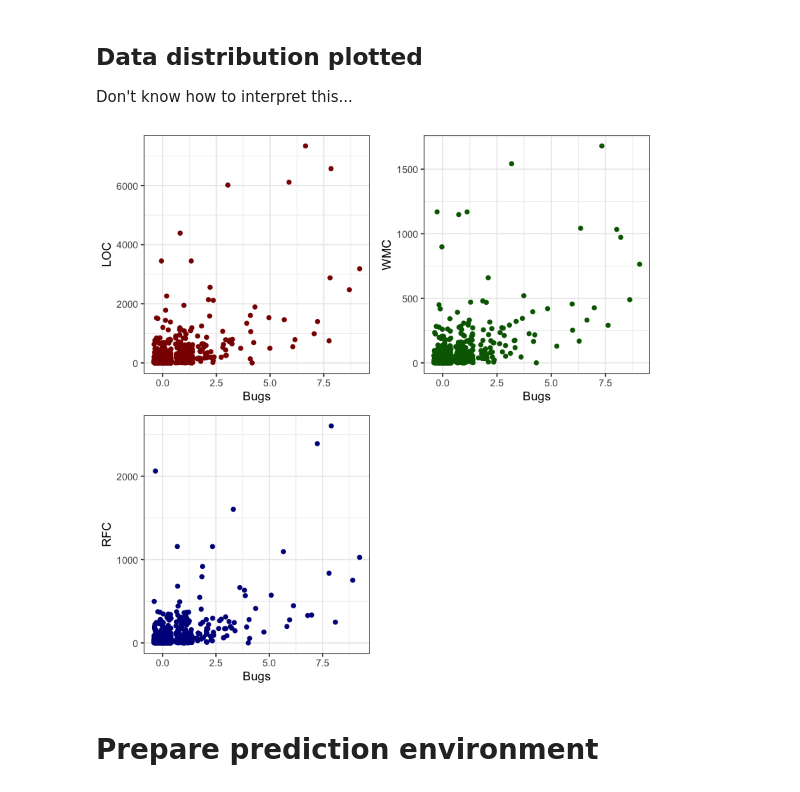
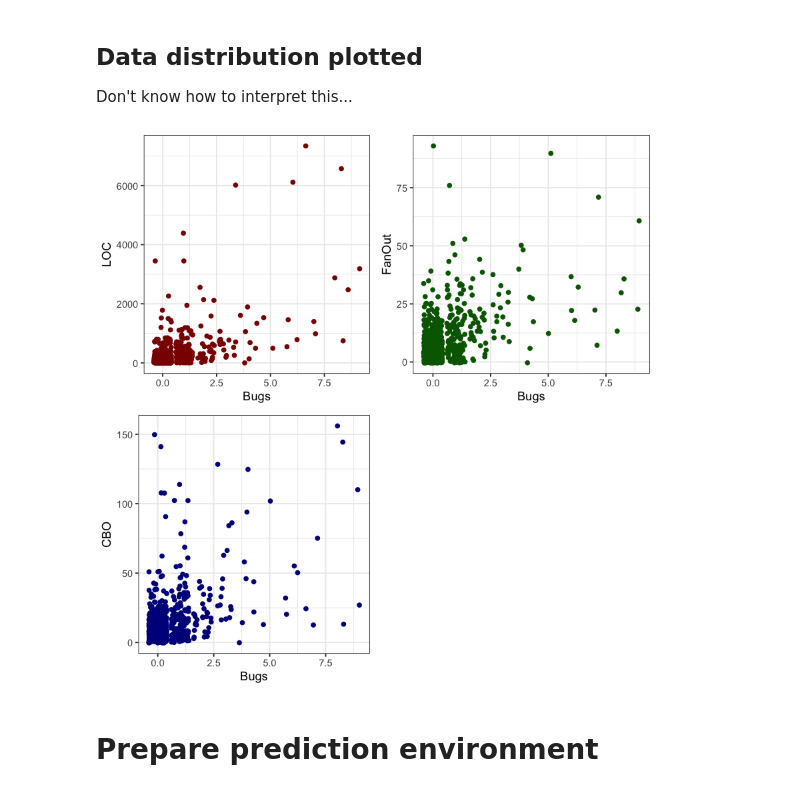
Before and after one commit to marcinrabiza/software-bugs-prediction, a Jupyter notebook: bugsNotebook.ipynb, the cells around one changed output. Saved outputs shown, nothing was run; the diff lists cells and outputs as text; code cells hidden in the pictures.

```diff
--- a/bugsNotebook.ipynb
+++ b/bugsNotebook.ipynb
@@ -88,5 +88,5 @@ ggcorr(
 # %%
-bugsDataWoCor <- subset(bugsData, select = -c(CBO, WMC, RFC))
+bugsDataWoCor <- subset(bugsData, select = -c(Methods, FanIn, WMC, RFC))
 ggcorr(
     bugsDataWoCor,
     nbreaks = 8,
@@ -104,7 +104,7 @@ ggcorr(
 Don't know how to interpret this...
 # %%
 numericChart <- function(colName, colorCol) {
-  ggplot(bugsData, aes(x = Bugs, y = bugsData[[colName]])) +
+  ggplot(bugsData, aes(x = Bugs, y = bugsDataWoCor[[colName]])) +
     geom_jitter(size = 1.5, stat = "identity", colour=colorCol) +
     labs(x = "Bugs", y = colName) +
     theme_bw()
@@ -112,11 +112,11 @@ numericChart <- function(colName, colorCol) {
 # %%
 plot_grid(
   numericChart("LOC", "darkred"),
-  numericChart("WMC", "darkgreen"),
-  numericChart("RFC", "darkblue")
+    numericChart("FanOut", "darkgreen"),
+    numericChart("CBO", "darkblue")
 )
 # %% [output]
-[figure, old version]
+[figure, new version]
 # %% [markdown]
 # Prepare prediction environment
 # %%
```
Also changed, not shown: parts of 21 cells of this notebook.
